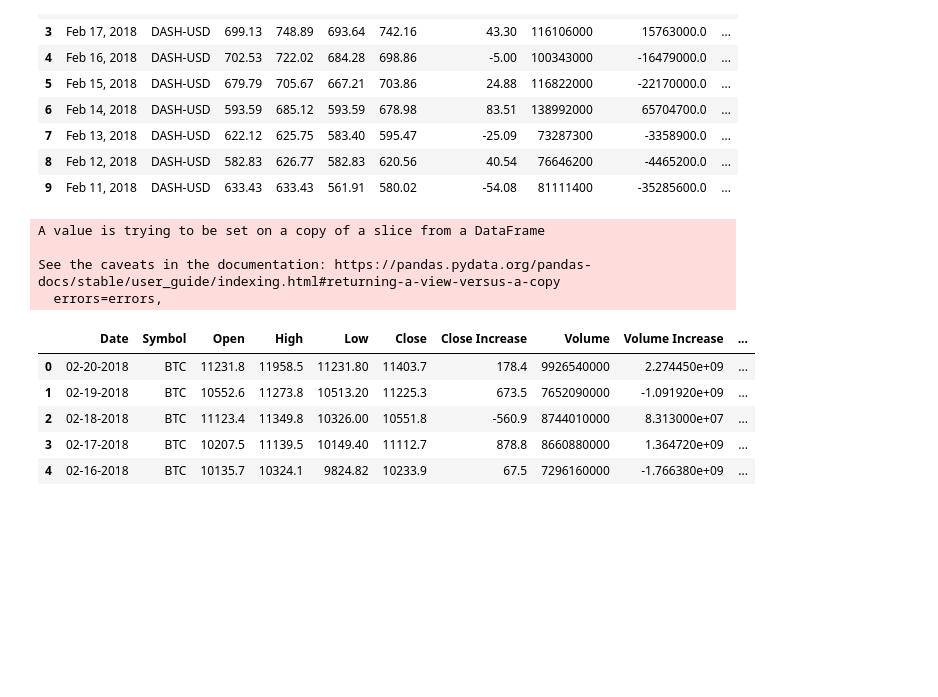
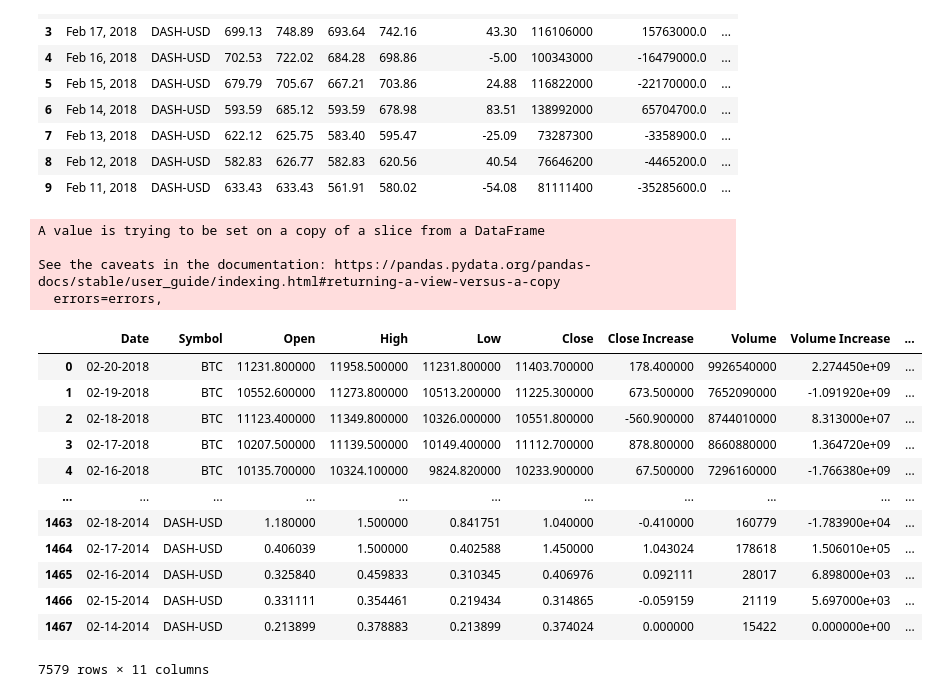
Before and after one commit to Kato883/Crypto_Knights, a Jupyter notebook: Scripts/readCSVs.ipynb, the cells around one changed output. Drawn from its saved outputs; the diff is of its cells as text; code cells hidden in the pictures; blank space fills up the shorter version.

```diff
--- a/Scripts/readCSVs.ipynb
+++ b/Scripts/readCSVs.ipynb
@@ -201,19 +201,26 @@ crypto_currency_df.fillna(0, inplace=True)
 # %%
 crypto_currency_df['Date'] = pd.to_datetime(crypto_currency_df['Date'], dayfirst = False, yearfirst = False)
 crypto_currency_df['Date'] = pd.to_datetime(crypto_currency_df['Date'], format='%m-%d-%Y')
 crypto_currency_df['Date2'] = crypto_currency_df['Date'].dt.strftime('%m-%d-%Y')
 final_crypto_currency_df = crypto_currency_df[['Date2', 'Symbol', 'Open', 'High', 'Low', 'Close', 'Close Increase', 'Volume', 'Volume Increase', 'Market Cap', 'Market Cap Increase']]
 final_crypto_currency_df.rename(columns={'Date2': 'Date'}, inplace=True)
 
-final_crypto_currency_df.head()
+final_crypto_currency_df
 # %% [output]
 A value is trying to be set on a copy of a slice from a DataFrame
 
 See the caveats in the documentation: https://pandas.pydata.org/pandas-docs/stable/user_guide/indexing.html#returning-a-view-versus-a-copy
   errors=errors,
 |  | Date | Symbol | Open | High | Low | Close | Close Increase | Volume | Volume Increase | ... |
-| 0 | 02-20-2018 | BTC | 11231.8 | 11958.5 | 11231.80 | 11403.7 | 178.4 | 9926540000 | 2.274450e+09 | ... |
-| 1 | 02-19-2018 | BTC | 10552.6 | 11273.8 | 10513.20 | 11225.3 | 673.5 | 7652090000 | -1.091920e+09 | ... |
-| 2 | 02-18-2018 | BTC | 11123.4 | 11349.8 | 10326.00 | 10551.8 | -560.9 | 8744010000 | 8.313000e+07 | ... |
-| 3 | 02-17-2018 | BTC | 10207.5 | 11139.5 | 10149.40 | 11112.7 | 878.8 | 8660880000 | 1.364720e+09 | ... |
-| 4 | 02-16-2018 | BTC | 10135.7 | 10324.1 | 9824.82 | 10233.9 | 67.5 | 7296160000 | -1.766380e+09 | ... |
+| 0 | 02-20-2018 | BTC | 11231.800000 | 11958.500000 | 11231.800000 | 11403.700000 | 178.400000 | 9926540000 | 2.274450e+09 | ... |
+| 1 | 02-19-2018 | BTC | 10552.600000 | 11273.800000 | 10513.200000 | 11225.300000 | 673.500000 | 7652090000 | -1.091920e+09 | ... |
+| 2 | 02-18-2018 | BTC | 11123.400000 | 11349.800000 | 10326.000000 | 10551.800000 | -560.900000 | 8744010000 | 8.313000e+07 | ... |
+| 3 | 02-17-2018 | BTC | 10207.500000 | 11139.500000 | 10149.400000 | 11112.700000 | 878.800000 | 8660880000 | 1.364720e+09 | ... |
+| 4 | 02-16-2018 | BTC | 10135.700000 | 10324.100000 | 9824.820000 | 10233.900000 | 67.500000 | 7296160000 | -1.766380e+09 | ... |
+| ... | ... | ... | ... | ... | ... | ... | ... | ... | ... | ... |
+| 1463 | 02-18-2014 | DASH-USD | 1.180000 | 1.500000 | 0.841751 | 1.040000 | -0.410000 | 160779 | -1.783900e+04 | ... |
+| 1464 | 02-17-2014 | DASH-USD | 0.406039 | 1.500000 | 0.402588 | 1.450000 | 1.043024 | 178618 | 1.506010e+05 | ... |
+| 1465 | 02-16-2014 | DASH-USD | 0.325840 | 0.459833 | 0.310345 | 0.406976 | 0.092111 | 28017 | 6.898000e+03 | ... |
+| 1466 | 02-15-2014 | DASH-USD | 0.331111 | 0.354461 | 0.219434 | 0.314865 | -0.059159 | 21119 | 5.697000e+03 | ... |
+| 1467 | 02-14-2014 | DASH-USD | 0.213899 | 0.378883 | 0.213899 | 0.374024 | 0.000000 | 15422 | 0.000000e+00 | ... |
+7579 rows × 11 columns
```
Also changed, not shown: parts of 1 cell of this notebook.
